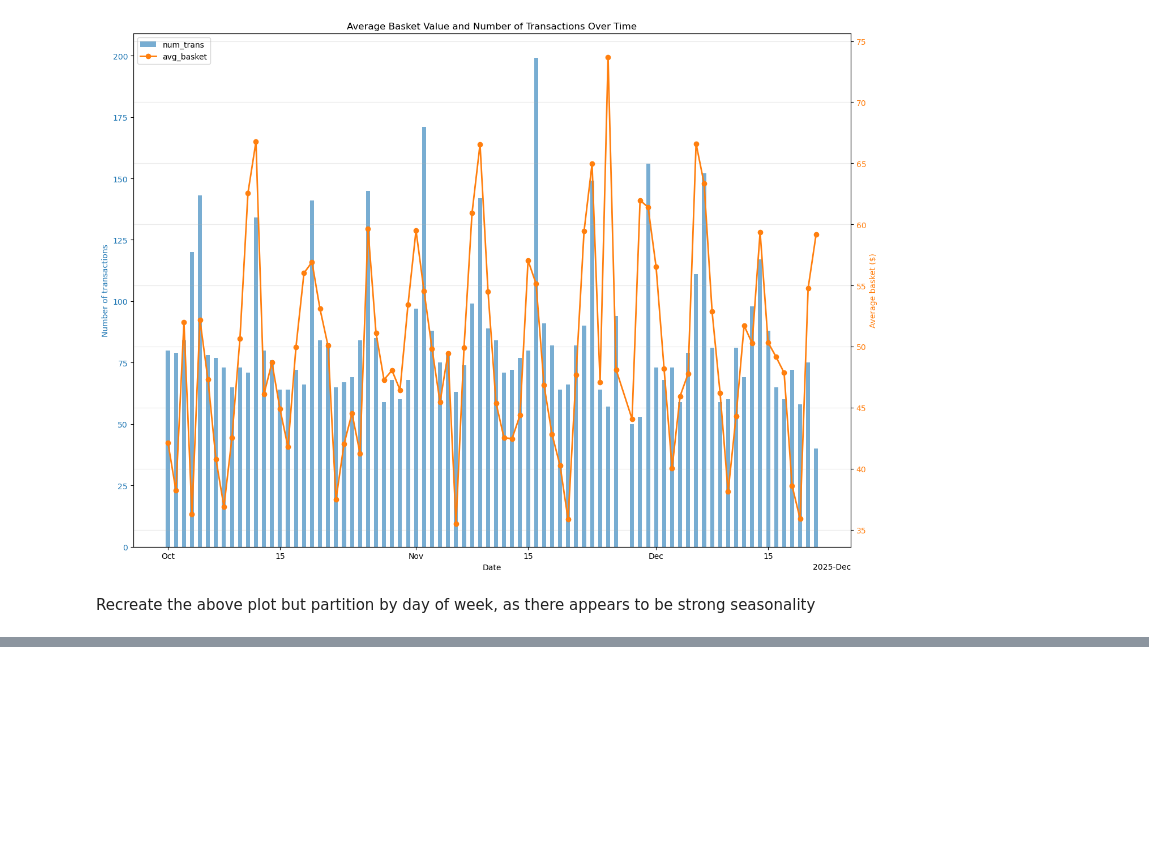
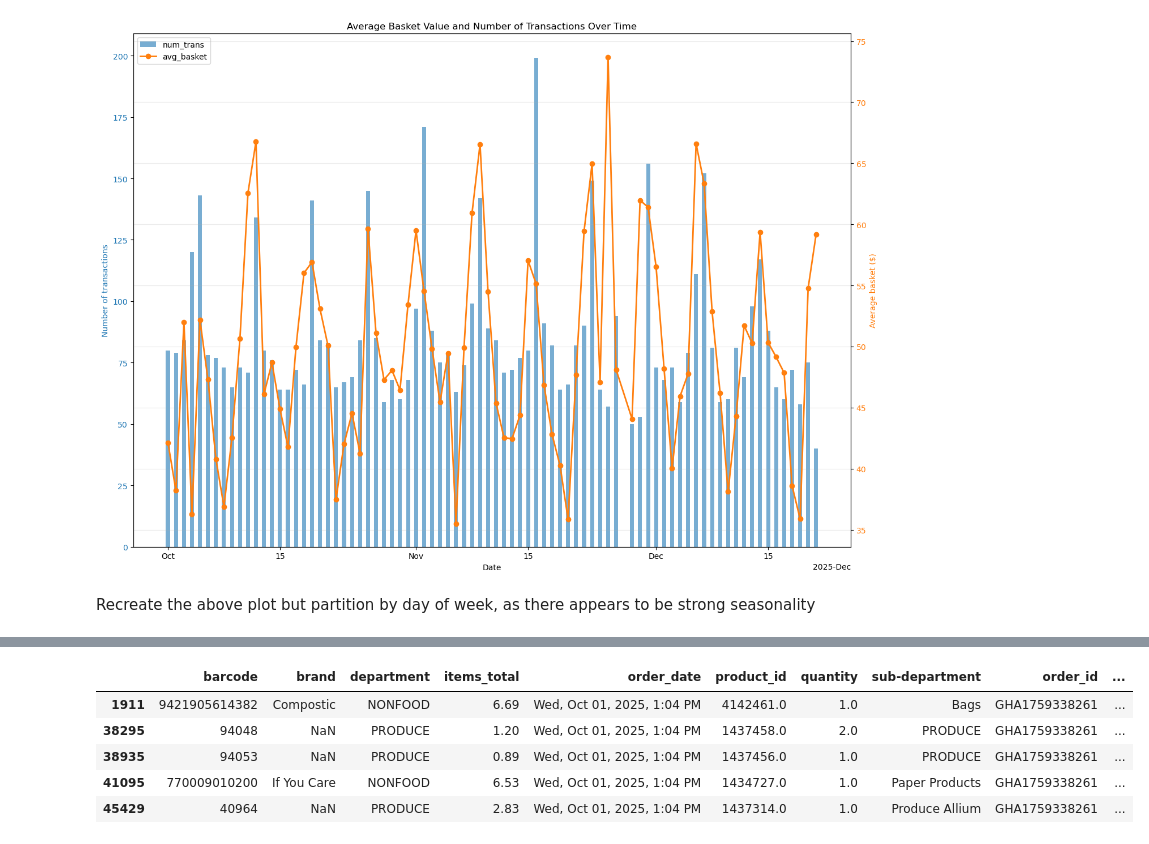
Before and after one commit to calleja/merchAnalysis, a Jupyter notebook: cart_analysis/cart_analysis.ipynb, the cells around one changed output, grey strips where cells are left out. Drawn from its saved outputs; the diff is of its cells as text; code cells hidden in the pictures; blank space fills up the shorter version.

```diff
--- a/cart_analysis/cart_analysis.ipynb
+++ b/cart_analysis/cart_analysis.ipynb
@@ -259,0 +226,9 @@ plt.show()
+# %%
+df.loc[df['order_id']=='GHA1759338261',]
+# %% [output]
+|  | barcode | brand | department | items_total | order_date | product_id | quantity | sub-department | order_id | ... |
+| 1911 | 9421905614382 | Compostic | NONFOOD | 6.69 | Wed, Oct 01, 2025, 1:04 PM | 4142461.0 | 1.0 | Bags | GHA1759338261 | ... |
+| 38295 | 94048 | NaN | PRODUCE | 1.20 | Wed, Oct 01, 2025, 1:04 PM | 1437458.0 | 2.0 | PRODUCE | GHA1759338261 | ... |
+| 38935 | 94053 | NaN | PRODUCE | 0.89 | Wed, Oct 01, 2025, 1:04 PM | 1437456.0 | 1.0 | PRODUCE | GHA1759338261 | ... |
+| 41095 | 770009010200 | If You Care | NONFOOD | 6.53 | Wed, Oct 01, 2025, 1:04 PM | 1434727.0 | 1.0 | Paper Products | GHA1759338261 | ... |
+| 45429 | 40964 | NaN | PRODUCE | 2.83 | Wed, Oct 01, 2025, 1:04 PM | 1437314.0 | 1.0 | Produce Allium | GHA1759338261 | ... |
```
Also changed, not shown: parts of 24 cells of this notebook, 3 other files.
